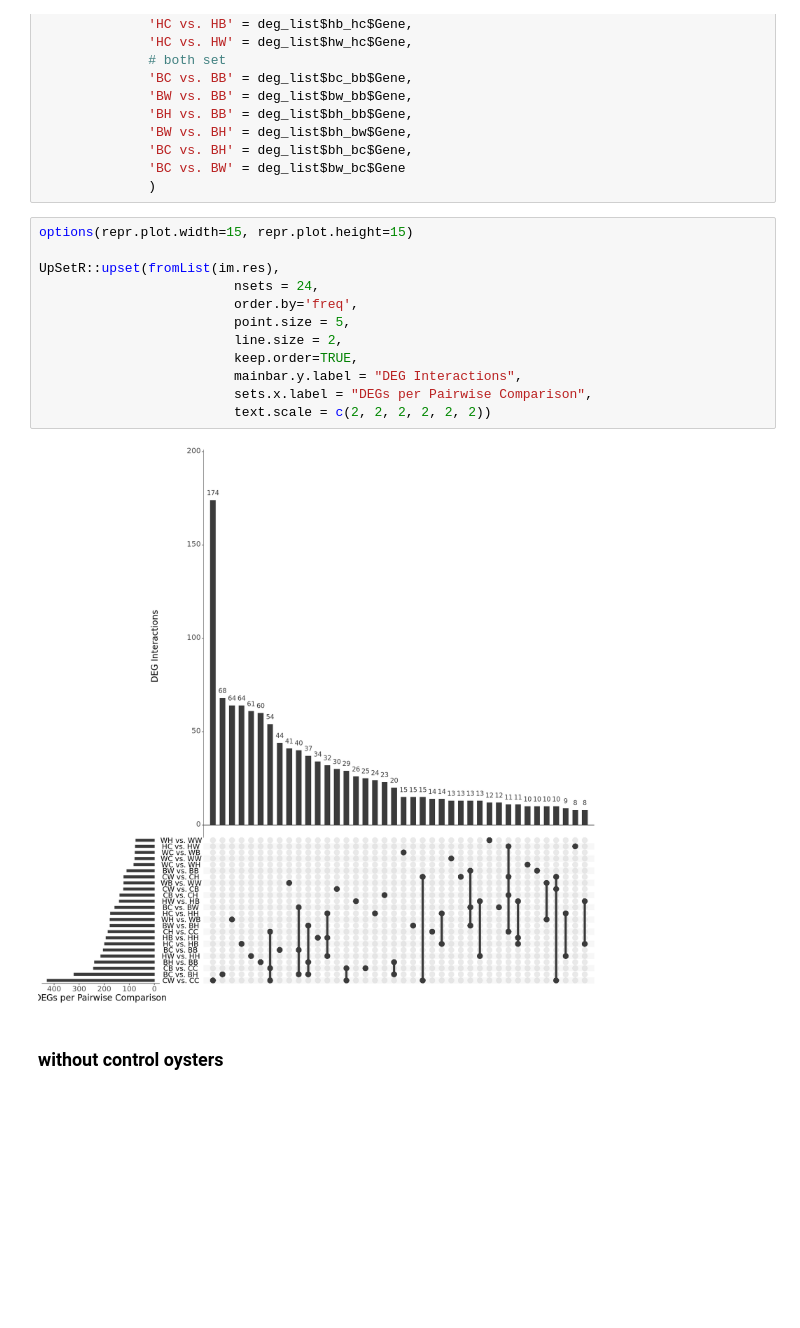
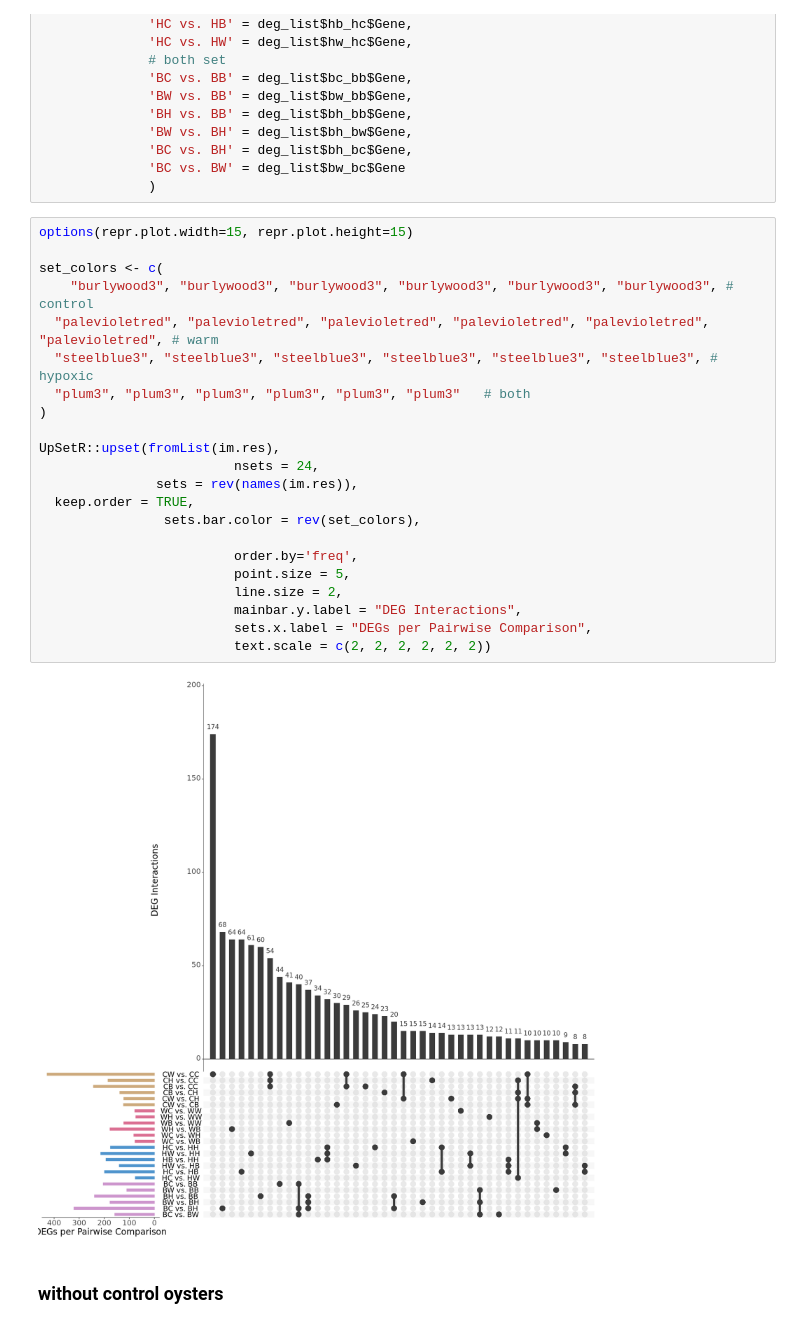
Before and after one commit to jgmcdonough/CE24_RNA-seq, a Jupyter notebook: analysis/diff_expression/phase2_v_phase2/upset_p2.v.p2.ipynb, the cells around one changed output. Cells and saved outputs as stored; diff of their text form; blank space fills up the shorter version.

Commit message:
add color to upset plots

```diff
--- a/analysis/diff_expression/phase2_v_phase2/upset_p2.v.p2.ipynb
+++ b/analysis/diff_expression/phase2_v_phase2/upset_p2.v.p2.ipynb
@@ -1232,17 +1232,27 @@ im.res = list( # control set
 # %%
 options(repr.plot.width=15, repr.plot.height=15)
 
+set_colors <- c(
+    "burlywood3", "burlywood3", "burlywood3", "burlywood3", "burlywood3", "burlywood3", # control
+  "palevioletred", "palevioletred", "palevioletred", "palevioletred", "palevioletred", "palevioletred", # warm
+  "steelblue3", "steelblue3", "steelblue3", "steelblue3", "steelblue3", "steelblue3", # hypoxic
+  "plum3", "plum3", "plum3", "plum3", "plum3", "plum3"   # both
+)
+
 UpSetR::upset(fromList(im.res),
                          nsets = 24,
+               sets = rev(names(im.res)),
+  keep.order = TRUE,
+                sets.bar.color = rev(set_colors),
+
                          order.by='freq',
                          point.size = 5,
                          line.size = 2,
-                         keep.order=TRUE,
                          mainbar.y.label = "DEG Interactions",
                          sets.x.label = "DEGs per Pairwise Comparison",
                          text.scale = c(2, 2, 2, 2, 2, 2))
 # %% [output]
-[figure, old version]
+[figure, new version]
 # %% [markdown]
 ### without control oysters
 # %%
```
Also changed, not shown: parts of 1 cell of this notebook.
